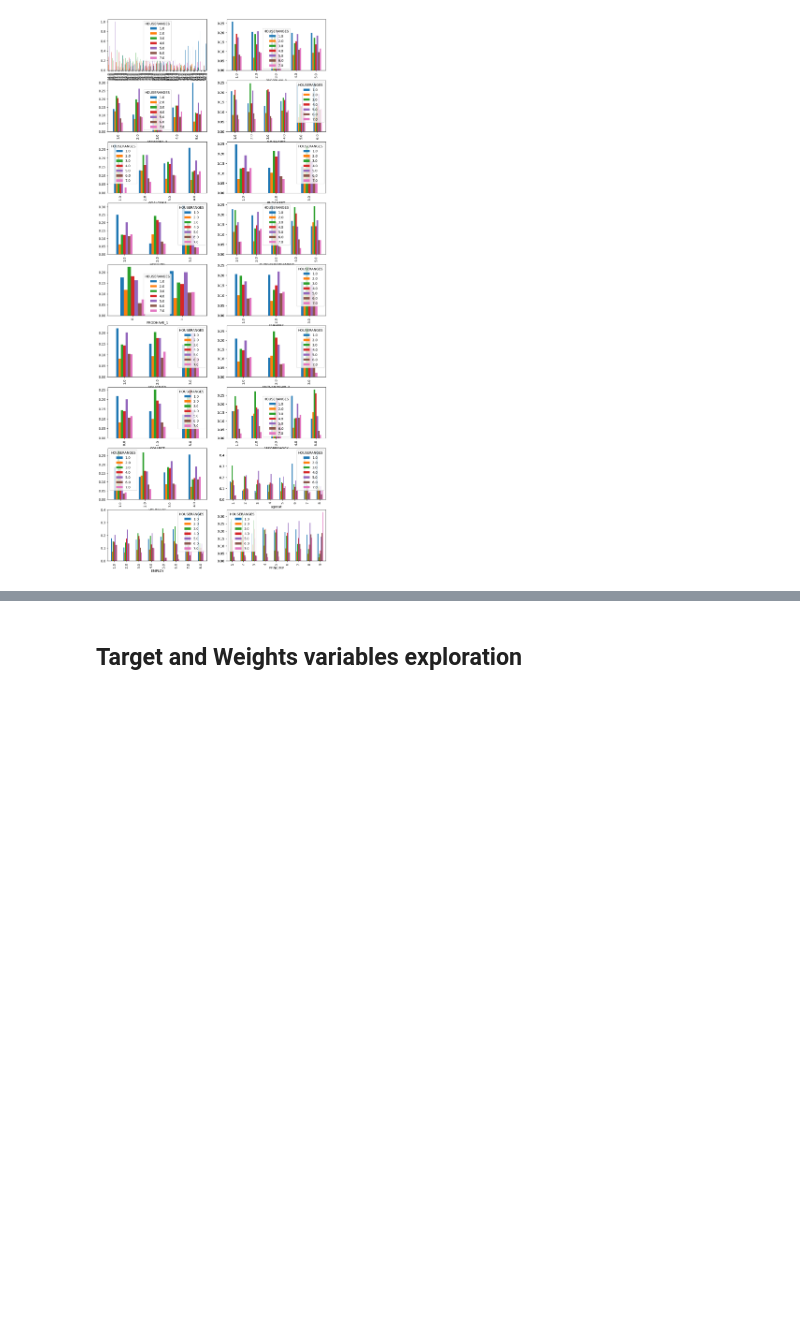
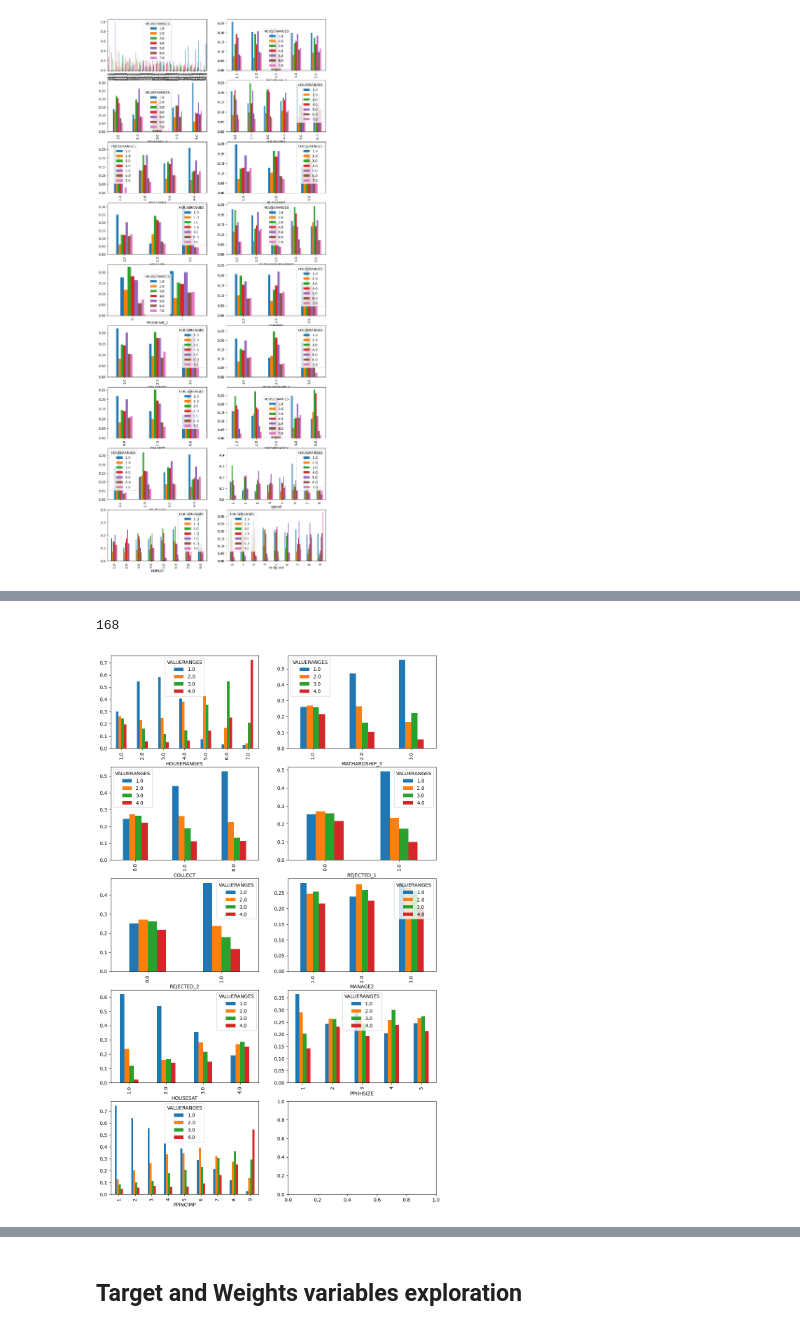
Before and after one commit to inesmcm26/ims_grant, a Jupyter notebook: data_exploration.ipynb, the cells around one changed output, grey strips where cells are left out. Saved outputs shown, nothing was run; the diff lists cells and outputs as text; code cells hidden in the pictures; blank space fills up the shorter version.

```diff
--- a/data_exploration.ipynb
+++ b/data_exploration.ipynb
@@ -622,7 +417,0 @@ Possibly related variables: MANAGE2, CONSPROTECT2
-# %%
-fig, axs = plt.subplots(8, 2, figsize=(12, 30))
-
-features = ['PROPPLAN_1', 'PROPPLAN_2', 'PROPPLAN_3', 'PROPPLAN_4', 'MANAGE1_1', 'MANAGE1_2', 'MANAGE2', 'SELFCONTROL_1', 'SELFCONTROL_3', 'SAVEHABIT', 'GOALCONF', 'LMscore', 'KHscore', 'ENDSMEET', 'FRUGALITY']
-
-for i in range(1, 16):
-    data.groupby(features[i - 1])['ASK1_1'].value_counts(normalize = True).unstack().plot.bar(ax = axs[(i - 1 )// 2, (i-1) % 2])
@@ -701,7 +417,0 @@ Possibly related questions: SBW_2, FWBscore, FSscore, FINGOALS, PROPPLAN_3, PROP
-# %%
-fig, axs = plt.subplots(8, 2, figsize=(12, 30))
-
-feats = ['SWB_2', 'FWBscore', 'FSscore', 'FINGOALS', 'PROPPLAN_3', 'PROPPLAN_4', 'SAVEHABIT', 'ASK1_1', 'ENDSMEET', 'SAVINGSRANGES', 'MATHARDSHIP_1', 'COLLECT', 'REJECTED_1', 'ABSORBSHOCK', 'SELFCONTROL_3', 'SCFHORIZON']
-
-for i in range(1, 17):
-    data.groupby(feats[i - 1])['GOALCONF'].value_counts(normalize = True).unstack().plot.bar(ax = axs[(i - 1 )// 2, (i-1) % 2])
@@ -718,7 +417,0 @@ Possibly related variables: SWB_1, SWB_2, FWBscore, MANAGE1_1, AMNAGE1_2, MANAGE
-# %%
-
-fig, axs = plt.subplots(13, 2, figsize=(12, 50))
-
-feats = ['SWB_1', 'SWB_2', 'FWBscore', 'MANAGE1_1', 'MANAGE1_2', 'MANAGE1_3', 'GOALCONF', 'SAVINGSRANGES', 'VOLATILITY', 'MATHARDSHIP_1', 'MATHARDSHIP_2', 'MATHARDSHIP_3', 'MATHARDSHIP_4', 'MATHARDSHIP_5', 'MATHARDSHIP_6', 'COLLECT', 'REJECTED_1', 'REJECTED_2', 'ABSORBSHOCK', 'HHEDUC', 'EMPLOY', 'PPEDUC', 'PPETHM', 'PPGENDER', 'PPINCIMP']
-for i in range(1, 26):
-    data.groupby(feats[i - 1])['ENDSMEET'].value_counts(normalize = True).unstack().plot.bar(ax = axs[(i - 1 )// 2, (i-1) % 2])
@@ -750,7 +417,0 @@ HOUSERANGES, HOUSESAT, agecat, MATHARDSHIP_3, SAVINGSRANGES, ENDSMEET, EMPLOY
-# %%
-
-fig, axs = plt.subplots(4, 2, figsize=(12, 20))
-
-feats = ['HOUSERANGES', 'HOUSESAT', 'agecat', 'MATHARDSHIP_3', 'SAVINGSRANGES', 'ENDSMEET', 'EMPLOY']
-for i in range(1, 8):
-    data.groupby(feats[i - 1])['HOUSING'].value_counts(normalize = True).unstack().plot.bar(ax = axs[(i - 1 )// 2, (i-1) % 2])
@@ -790,0 +458,14 @@ Best variables: FWBscore, COLLECT, ABSORBSCHOCK, HOSUING, GOALCONF, MANAGE1_3, E
+# %%
+data[data['VALUERANGES'].isna()].shape[0]
+# %% [output]
+168
+# %%
+valid_data = data[data['VALUERANGES'] != -2]
+
+fig, axs = plt.subplots(5, 2, figsize=(12, 20))
+
+feats = ['HOUSERANGES', 'MATHARDSHIP_3', 'COLLECT', 'REJECTED_1', 'REJECTED_2', 'MANAGE2', 'HOUSESAT', 'PPHHSIZE', 'PPINCIMP']
+for i in range(1, 10):
+    valid_data.groupby(feats[i - 1])['VALUERANGES'].value_counts(normalize = True).unstack().plot.bar(ax = axs[(i - 1 )// 2, (i-1) % 2])
+# %% [output]
+[figure, added]
```
Also changed, not shown: parts of 84 cells of this notebook, 1 other file.
